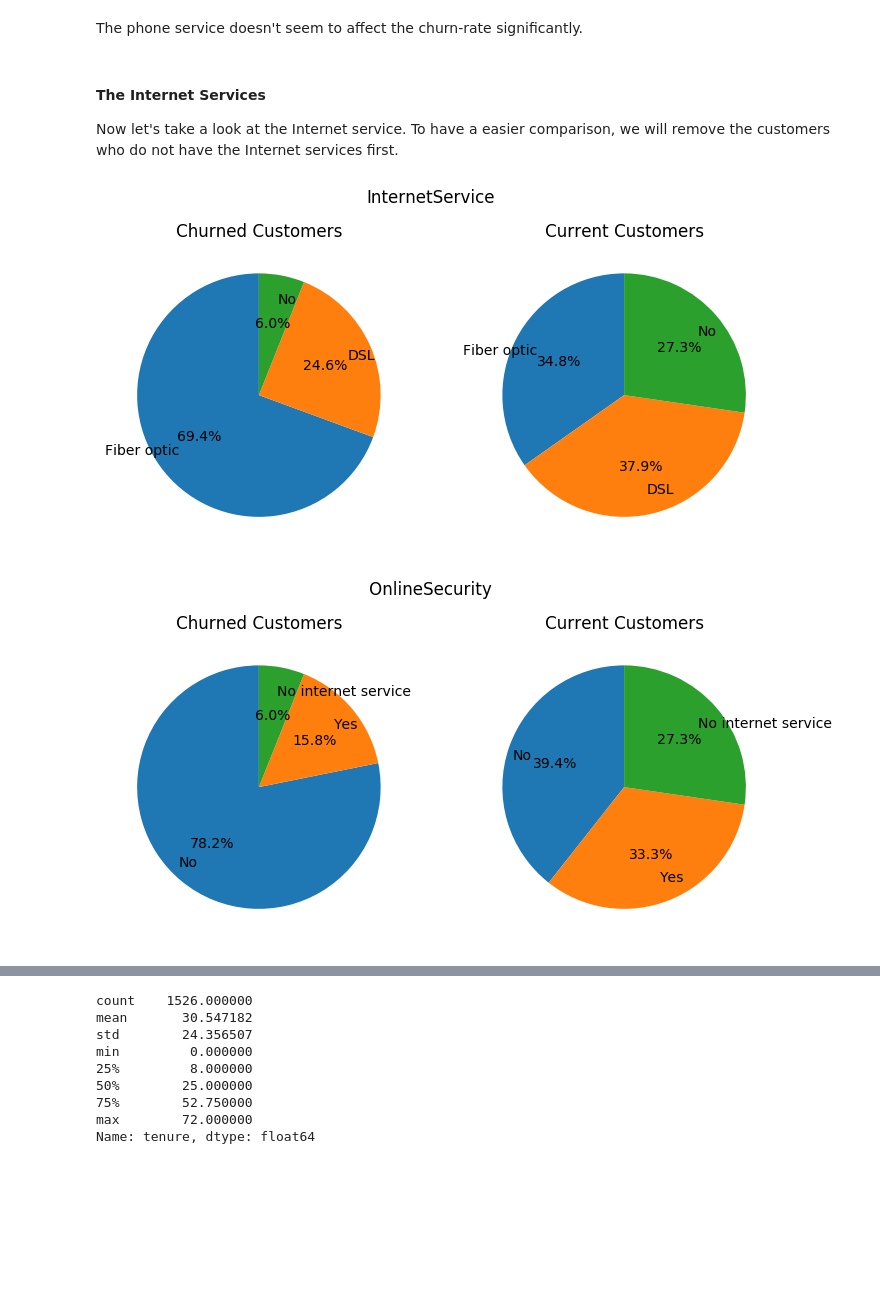
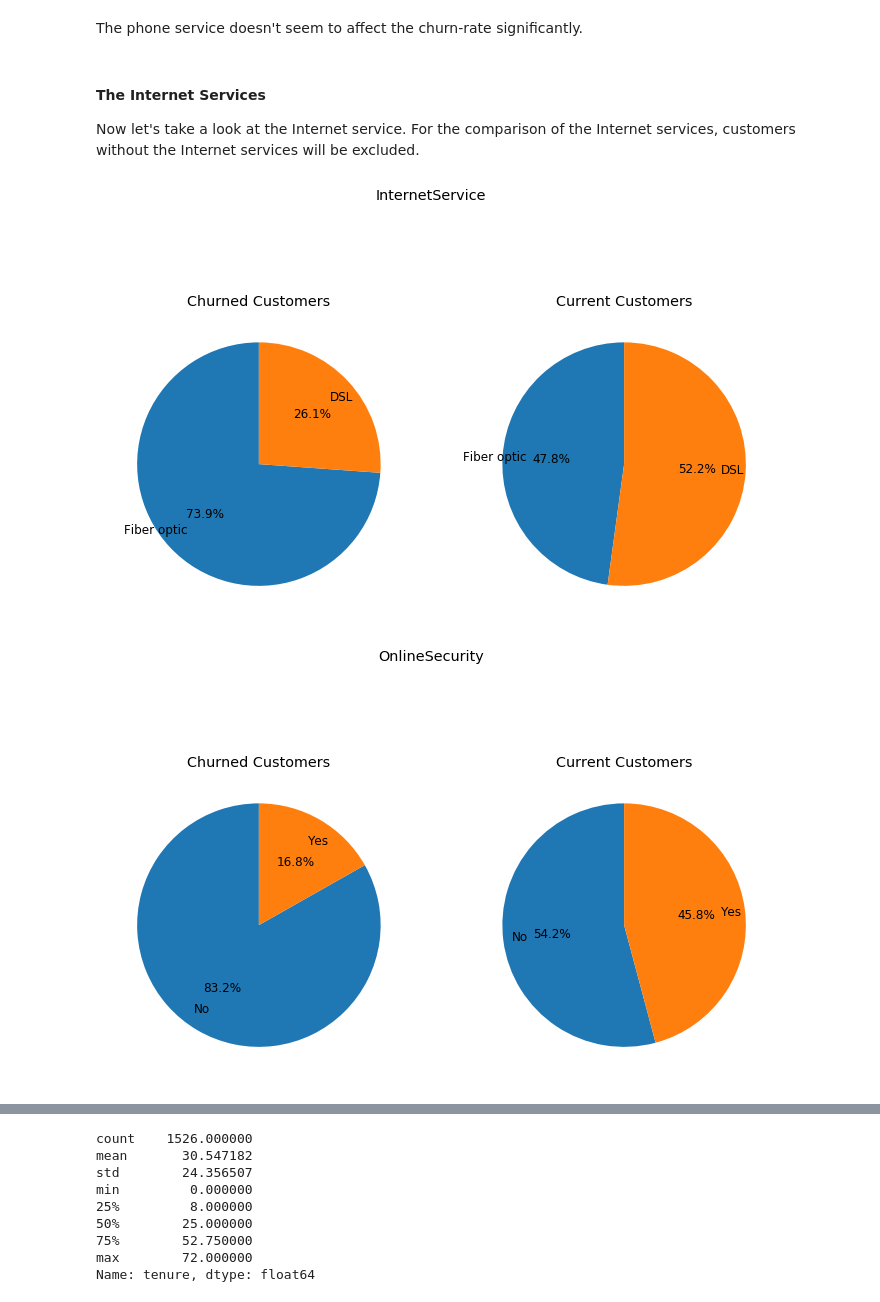
Before and after one commit to keigito/Telco_EDA, a Jupyter notebook: Telco_Customer_Churn.ipynb, the cells around one changed output, grey strips where cells are left out. Drawn from its saved outputs; the diff is of its cells as text; code cells hidden in the pictures; blank space fills up the shorter version.

```diff
--- a/Telco_Customer_Churn.ipynb
+++ b/Telco_Customer_Churn.ipynb
@@ -320,11 +320,13 @@ service_counts.append(df[(df["InternetService"] == "No") & (df["PhoneService"] =
 service_counts.append(df[(df["InternetService"] != "No") & (df["PhoneService"] == "No")].shape[0]) # Internet only customers
 service_counts.append(df[(df["InternetService"] != "No") & (df["PhoneService"] == "Yes")].shape[0]) # Phone and Internet customers
 # %%
+plt.rcParams.update({'figure.figsize': [12, 8]})
 fig = plt.figure()
 
 ax = fig.add_subplot(111)
 ax.pie(service_counts, labels=service_labels, startangle=90, autopct='%1.1f%%', labeldistance=0.8)
-ax.set_title("Types of Services");
+ax.set_title("Types of Services")
+plt.show()
 # %% [output]
 [figure]
 # %% [markdown]
@@ -333,0 +334,35 @@ then break down into the churned vs current
+# %%
+# Phone service only customers
+service_churn_percent = []
+service_churn_labels = []
+values = df[(df["InternetService"] == "No") & (df["PhoneService"] == "Yes")]["Churn"].value_counts()
+service_churn_percent.append(values[1] / (values[0] + values[1]) * 100.0)
+service_churn_labels.append("Phone Only")
+
+# Internet service only customers
+values = df[(df["InternetService"] != "No") & (df["PhoneService"] == "No")]["Churn"].value_counts()
+service_churn_percent.append(values[1] / (values[0] + values[1]) * 100.0)
+service_churn_labels.append("Internet Only")
+
+# Phone and Internet customers
+values = df[(df["InternetService"] != "No") & (df["PhoneService"] == "Yes")]["Churn"].value_counts()
+service_churn_percent.append(values[1] / (values[0] + values[1]) * 100.0)
+service_churn_labels.append("Phone and Internet")
+# %%
+plt.rcParams.update({'figure.figsize': [6, 4]})
+fig = plt.figure()
+ax = fig.add_subplot(111)
+idx = [1, 2, 3]
+bar_width = 0.5
+ax.bar(idx, service_churn_percent, bar_width)
+for i, v in enumerate(service_churn_percent):
+    print(i)
+    value = '{0:.1f}'.format(v)
+    ax.text(i + 0.9 , v - 2, value)
+ax.set_xticks(idx)
+ax.set_xticklabels(service_churn_labels)
+ax.set_xlabel("Services Subscribed")
+ax.set_ylabel("Churn-Rate (%)")
+ax.set_title("Churn-Rate by Service Segments")
+plt.tight_layout()
+plt.show()
@@ -386,4 +434,4 @@ for col_name in phone_column_names:
 The phone service doesn't seem to affect the churn-rate significantly.
 # %% [markdown]
 #### The Internet Services
-Now let's take a look at the Internet service. To have a easier comparison, we will remove the customers who do not have the Internet services first.
+Now let's take a look at the Internet service. For the comparison of the Internet services, customers without the Internet services will be excluded.
@@ -392,7 +438,9 @@ Now let's take a look at the Internet service. To have a easier comparison, we w
+# %%
+internet_column_names = ["InternetService", "OnlineSecurity", "OnlineBackup", "DeviceProtection", "TechSupport", "StreamingTV", "StreamingMovies"]
 # %%
 for col_name in internet_column_names:
-    churned_count = df_churned[col_name].value_counts()
-    stayed_count = df_current[col_name].value_counts()
+    churned_count = df[(df["InternetService"] != "No") & (df["Churn"] == "Yes")][col_name].value_counts()
+    stayed_count = df[(df["InternetService"] != "No") & (df["Churn"] == "No")][col_name].value_counts()
 
     churned_values = []
     for i in range(len(churned_count.index)):
@@ -405,32 +453,32 @@ for col_name in internet_column_names:
     stayed_labels = list(stayed_count.index)
 
     churned_values_ordered = []
     stayed_values_ordered = []
     ordered_labels = []
 
     for name in churned_labels:
         churned_idx = churned_labels.index(name)
         stayed_idx = stayed_labels.index(name)
         churned_values_ordered.append(churned_values[churned_idx])
         stayed_values_ordered.append(stayed_values[stayed_idx])
         ordered_labels.append(name)
 
     fig = plt.figure()
 
     ax1 = fig.add_subplot(121)
     ax1.pie(churned_values_ordered, labels=ordered_labels, autopct='%1.1f%%',
          startangle=90, labeldistance=0.8)
     ax1.set_title("Churned Customers")
 
     ax2 = fig.add_subplot(122)
     ax2.pie(stayed_values_ordered, labels=ordered_labels, autopct='%1.1f%%',
         shadow=False, startangle=90, labeldistance=0.8)
     ax2.set_title("Current Customers")
 
     plt.suptitle(col_name)
     plt.show()
 
     print('\n')
 # %% [output]
-[figure, old version]
+[figure, new version]
-[figure, old version]
+[figure, new version]
```
Also changed, not shown: parts of 9 cells of this notebook.
